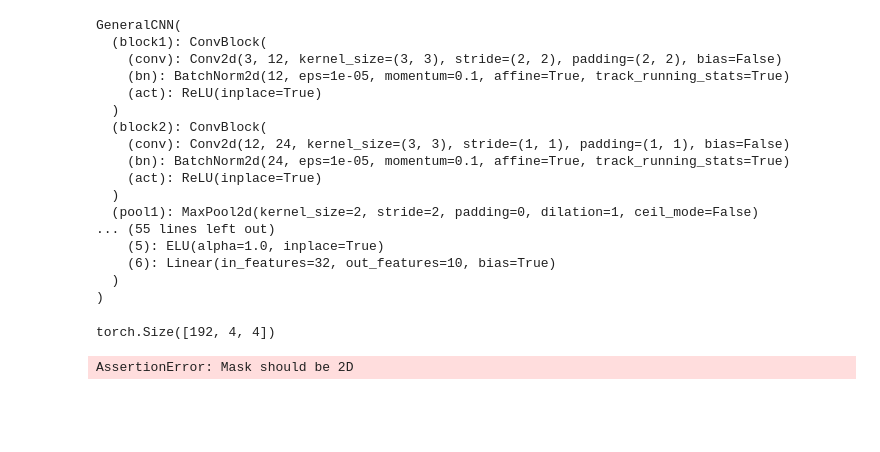
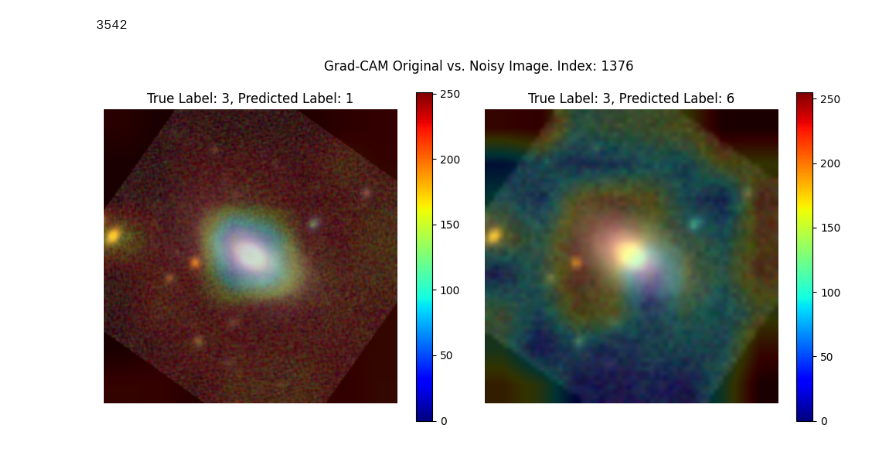
Before and after one commit to snehjp2/GCNNMorphology, a Jupyter notebook: src/notebooks/gradcam.ipynb, the cells around one changed output. Cells and saved outputs as stored; diff of their text form; code cells hidden in the pictures; blank space fills up the shorter version.

```diff
--- a/src/notebooks/gradcam.ipynb
+++ b/src/notebooks/gradcam.ipynb
@@ -125,32 +77,54 @@ tensor(0.)
+# %%
+transform = transforms.Compose([
+    transforms.ToTensor(),
+    transforms.Resize(255)
+])
+og_data = Galaxy10DECalsTest('../../data/GCNN_imbalanced/test_data_imbalanced.hdf5', transform=transform) ## removed transform
+snr_data = Galaxy10DECalsTest('../../data/GCNN_imbalanced/test_data_imbalanced_res_25.hdf5', transform=transform)
 # %%
 model_str = 'CNN'
 model_3 = cnn.load_CNN()
 model_3.load_state_dict(torch.load(f'../../data/new_icml/new_results/CNN.pt', map_location=device))
-model_3.eval()
+model_3.to(device)
+model_3.eval();
-# %% [output]
-GeneralCNN(
-  (block1): ConvBlock(
-    (conv): Conv2d(3, 12, kernel_size=(3, 3), stride=(2, 2), padding=(2, 2), bias=False)
-    (bn): BatchNorm2d(12, eps=1e-05, momentum=0.1, affine=True, track_running_stats=True)
-    (act): ReLU(inplace=True)
-  )
-  (block2): ConvBlock(
-    (conv): Conv2d(12, 24, kernel_size=(3, 3), stride=(1, 1), padding=(1, 1), bias=False)
-    (bn): BatchNorm2d(24, eps=1e-05, momentum=0.1, affine=True, track_running_stats=True)
-    (act): ReLU(inplace=True)
-  )
-  (pool1): MaxPool2d(kernel_size=2, stride=2, padding=0, dilation=1, ceil_mode=False)
-... (55 lines left out)
-    (5): ELU(alpha=1.0, inplace=True)
-    (6): Linear(in_features=32, out_features=10, bias=True)
-  )
-)
-# %%
-cam = grad_cam(model_3, images)
-print(cam.shape)
-
-# For visualization
-result = show_cam_on_image(images, cam)
-# %% [output]
-torch.Size([192, 4, 4])
-AssertionError: Mask should be 2D
+# %%
+print(len(og_data))
+# %% [output]
+3542
+# %%
+index = np.random.randint(0, len(og_data));
+og_image, og_label, _, _ = og_data[index];
+snr_image, snr_label, _, _ = snr_data[index];
+
+og_image = og_image.unsqueeze(0);
+snr_image = snr_image.unsqueeze(0);
+# %%
+grad_cam = GradCAM(model=model_3)
+activation_map_og = grad_cam(og_image.to(device))
+activation_map_snr = grad_cam(snr_image.to(device))
+
+# For visualization
+og_img = og_image.squeeze().permute(1,2,0)  # Convert to [H, W, C] format
+snr_img = snr_image.squeeze().permute(1,2,0)  # Convert to [H, W, C] format
+og_result = visualize(og_img, activation_map_og.cpu().data.numpy())
+snr_result = visualize(snr_img, activation_map_snr.cpu().data.numpy())
+og_output = model_3(og_image.to(device))
+snr_output = model_3(snr_image.to(device))
+_ , og_predicted_class = torch.max(og_output, 1)
+_ , snr_predicted_class = torch.max(snr_output, 1)
+## make side by side plots
+fig, ax = plt.subplots(1, 2, figsize=(10, 5))
+plt.suptitle(f'Grad-CAM Original vs. Noisy Image. Index: {index}')
+cax1 = ax[0].imshow(og_result, cmap='jet')
+cax2 = ax[1].imshow(snr_result, cmap='jet')
+plt.colorbar(cax1, ax=ax[0])  # This line adds the colorbar
+plt.colorbar(cax2, ax=ax[1])  # This line adds the colorbar
+ax[0].set_title(f'True Label: {og_label.item()}, Predicted Label: {og_predicted_class.item()}')
+ax[1].set_title(f'True Label: {snr_label.item()}, Predicted Label: {snr_predicted_class.item()}')
+ax[0].axis('off')
+ax[1].axis('off')
+
+plt.tight_layout()
+plt.show()
+# %% [output]
+[figure, added]
```
Also changed, not shown: parts of 5 cells of this notebook.
